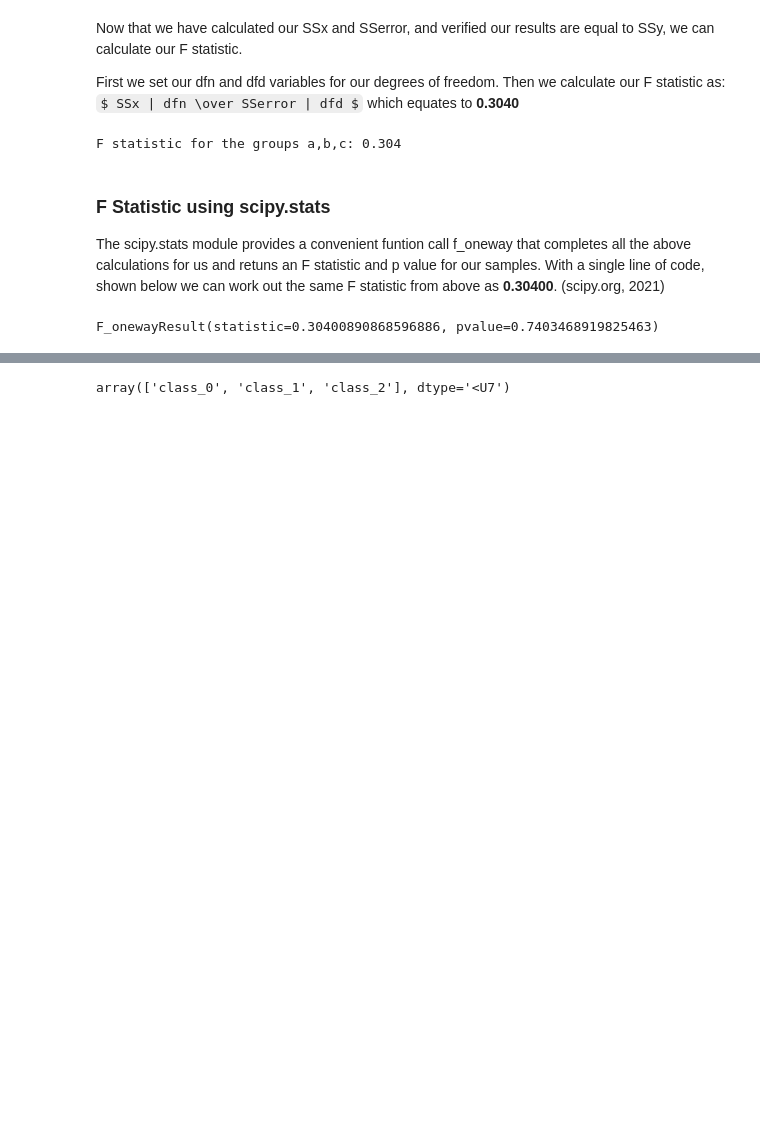
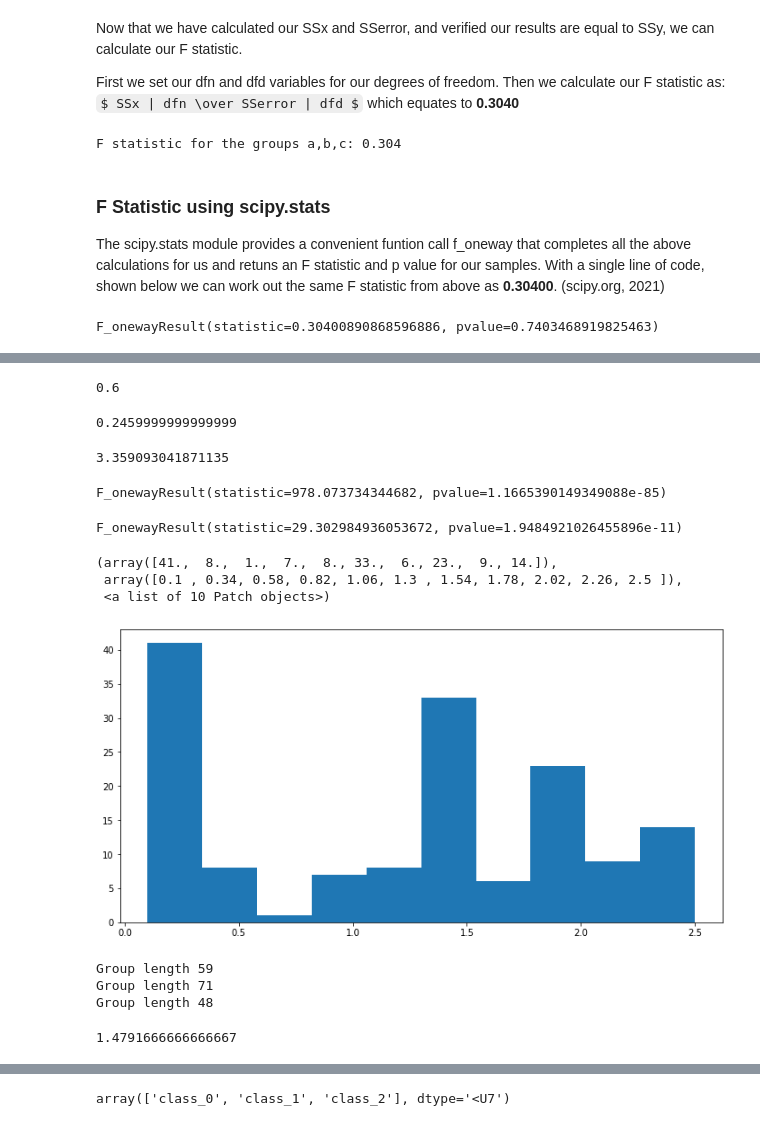
Before and after one commit to cian-gmit-da2020/machineLearningStatistics, a Jupyter notebook: project/scipy-stats.ipynb, the cells around one changed output, grey strips where cells are left out. Cells and saved outputs as stored; diff of their text form; code cells hidden in the pictures; some formulas as TeX source; blank space fills up the shorter version.

```diff
--- a/project/scipy-stats.ipynb
+++ b/project/scipy-stats.ipynb
@@ -200,0 +371,46 @@ data = datasets.load_wine()
+# %%
+df_setosa['petal width (cm)'][43]
+# %% [output]
+0.6
+# %%
+df_setosa['petal width (cm)'].mean()
+# %% [output]
+0.2459999999999999
+# %%
+(df_setosa['petal width (cm)'][43] - df_setosa['petal width (cm)'].mean())/df_setosa['petal width (cm)'].std()
+# %% [output]
+3.359093041871135
+# %%
+stats.f_oneway(df_setosa['petal width (cm)'],df_virginica['petal width (cm)'], df_virginica['petal width (cm)'])
+# %% [output]
+F_onewayResult(statistic=978.073734344682, pvalue=1.1665390149349088e-85)
+# %%
+stats.f_oneway(df_setosa['sepal width (cm)'],df_virginica['sepal width (cm)'], df_virginica['sepal width (cm)'])
+# %% [output]
+F_onewayResult(statistic=29.302984936053672, pvalue=1.9484921026455896e-11)
+# %%
+for i in [df_setosa, df_versicolor, df_virginica]:
+# %% [output]
+(array([41.,  8.,  1.,  7.,  8., 33.,  6., 23.,  9., 14.]),
+ array([0.1 , 0.34, 0.58, 0.82, 1.06, 1.3 , 1.54, 1.78, 2.02, 2.26, 2.5 ]),
+ <a list of 10 Patch objects>)
+[figure, added]
+# %%
+data = datasets.load_wine()
+
+df = pd.DataFrame(data.data, columns= data.feature_names)
+df['Category']= data.target
+
+group_A = df[df['Category']==0]
+group_B = df[df['Category']==1]
+group_C = df[df['Category']==2]
+
+groups = [group_A, group_B, group_C]
+
+for group in groups:
+    print(f"Group length {len(group)}")
+# %% [output]
+Group length 59
+Group length 71
+Group length 48
+1.4791666666666667
```
Also changed, not shown: parts of 20 cells of this notebook.
